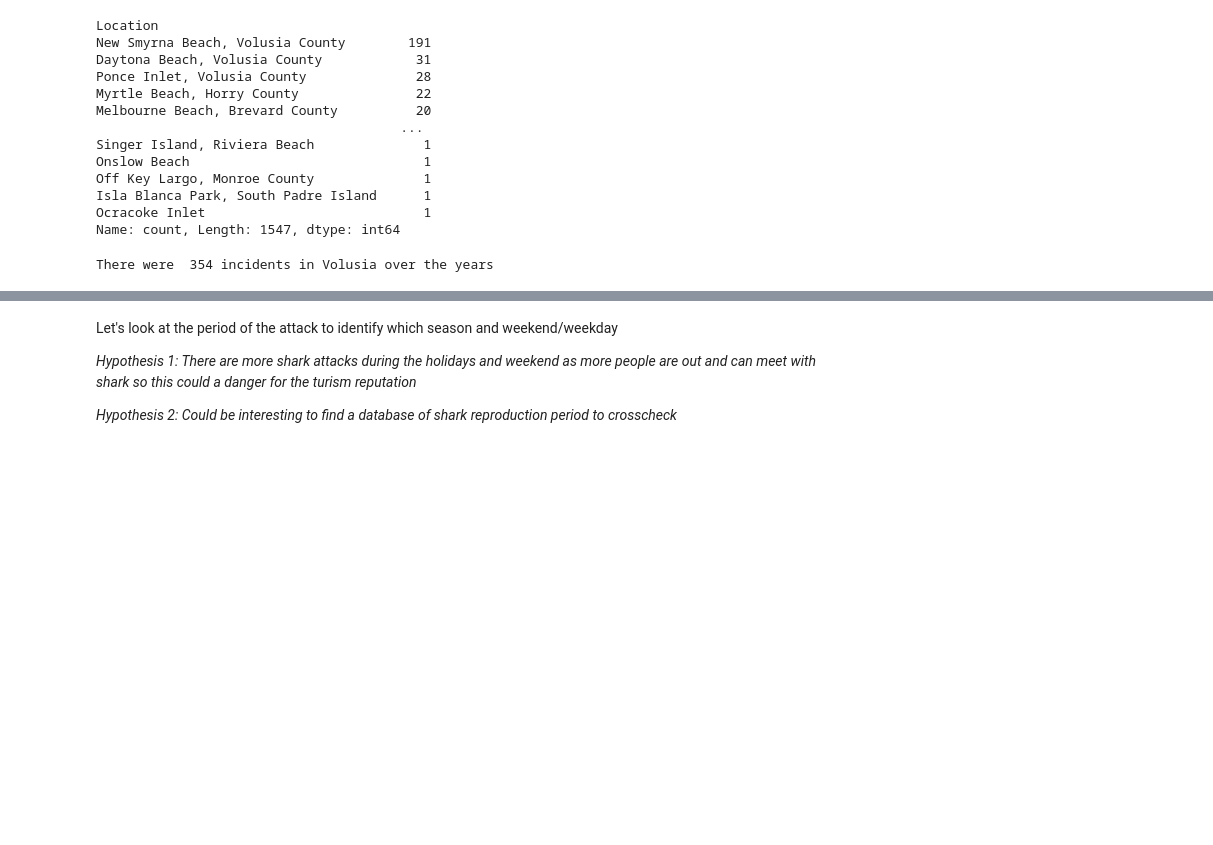
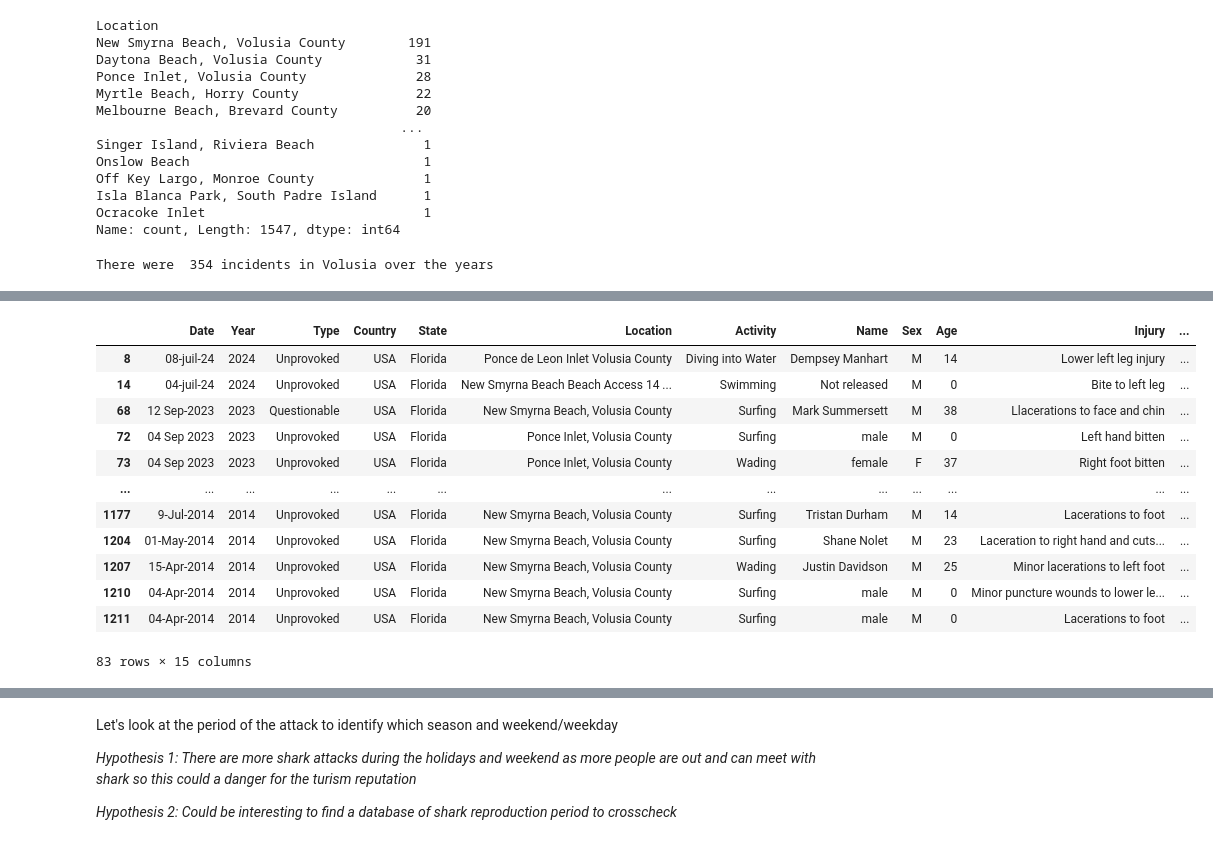
Before and after one commit to TheLazyCactus/Shark_Project, a Jupyter notebook: Shark_attack_working_document.ipynb, the cells around one changed output, grey strips where cells are left out. Saved outputs shown, nothing was run; the diff lists cells and outputs as text; code cells hidden in the pictures; blank space fills up the shorter version.

```diff
--- a/Shark_attack_working_document.ipynb
+++ b/Shark_attack_working_document.ipynb
@@ -313,0 +345,16 @@ There were  354 incidents in Volusia over the years
+# %%
+shark_data_volusia
+# %% [output]
+|  | Date | Year | Type | Country | State | Location | Activity | Name | Sex | Age | Injury | ... |
+| 8 | 08-juil-24 | 2024 | Unprovoked | USA | Florida | Ponce de Leon Inlet Volusia County | Diving into Water | Dempsey Manhart | M | 14 | Lower left leg injury | ... |
+| 14 | 04-juil-24 | 2024 | Unprovoked | USA | Florida | New Smyrna Beach Beach Access 14 ... | Swimming | Not released | M | 0 | Bite to left leg | ... |
+| 68 | 12 Sep-2023 | 2023 | Questionable | USA | Florida | New Smyrna Beach, Volusia County | Surfing | Mark Summersett | M | 38 | Llacerations to face and chin | ... |
+| 72 | 04 Sep 2023 | 2023 | Unprovoked | USA | Florida | Ponce Inlet, Volusia County | Surfing | male | M | 0 | Left hand bitten | ... |
+| 73 | 04 Sep 2023 | 2023 | Unprovoked | USA | Florida | Ponce Inlet, Volusia County | Wading | female | F | 37 | Right foot bitten | ... |
+| ... | ... | ... | ... | ... | ... | ... | ... | ... | ... | ... | ... | ... |
+| 1177 | 9-Jul-2014 | 2014 | Unprovoked | USA | Florida | New Smyrna Beach, Volusia County | Surfing | Tristan Durham | M | 14 | Lacerations to foot | ... |
+| 1204 | 01-May-2014 | 2014 | Unprovoked | USA | Florida | New Smyrna Beach, Volusia County | Surfing | Shane Nolet | M | 23 | Laceration to right hand and cuts... | ... |
+| 1207 | 15-Apr-2014 | 2014 | Unprovoked | USA | Florida | New Smyrna Beach, Volusia County | Wading | Justin Davidson | M | 25 | Minor lacerations to left foot | ... |
+| 1210 | 04-Apr-2014 | 2014 | Unprovoked | USA | Florida | New Smyrna Beach, Volusia County | Surfing | male | M | 0 | Minor puncture wounds to lower le... | ... |
+| 1211 | 04-Apr-2014 | 2014 | Unprovoked | USA | Florida | New Smyrna Beach, Volusia County | Surfing | male | M | 0 | Lacerations to foot | ... |
+83 rows × 15 columns
```
Also changed, not shown: parts of 8 cells of this notebook.
